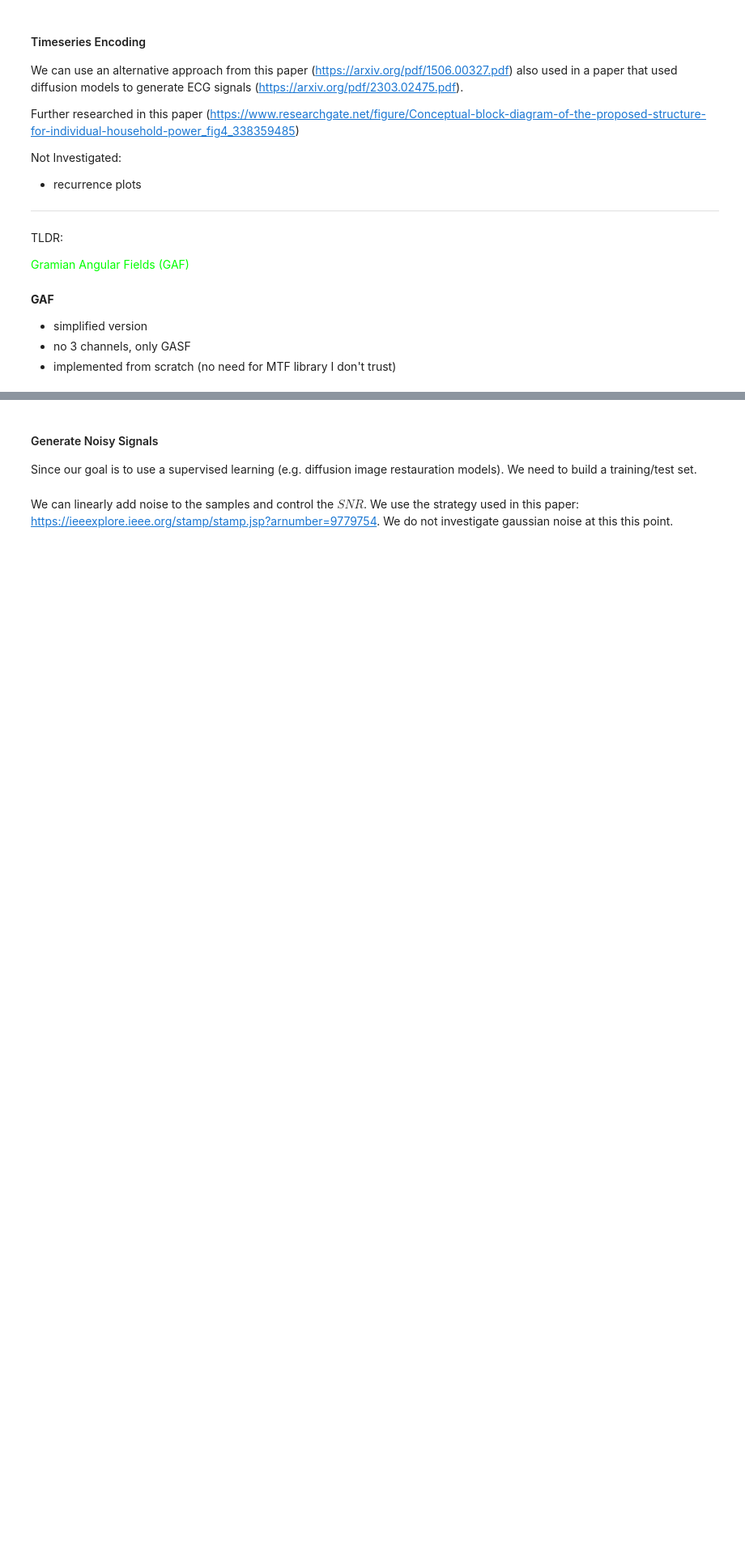
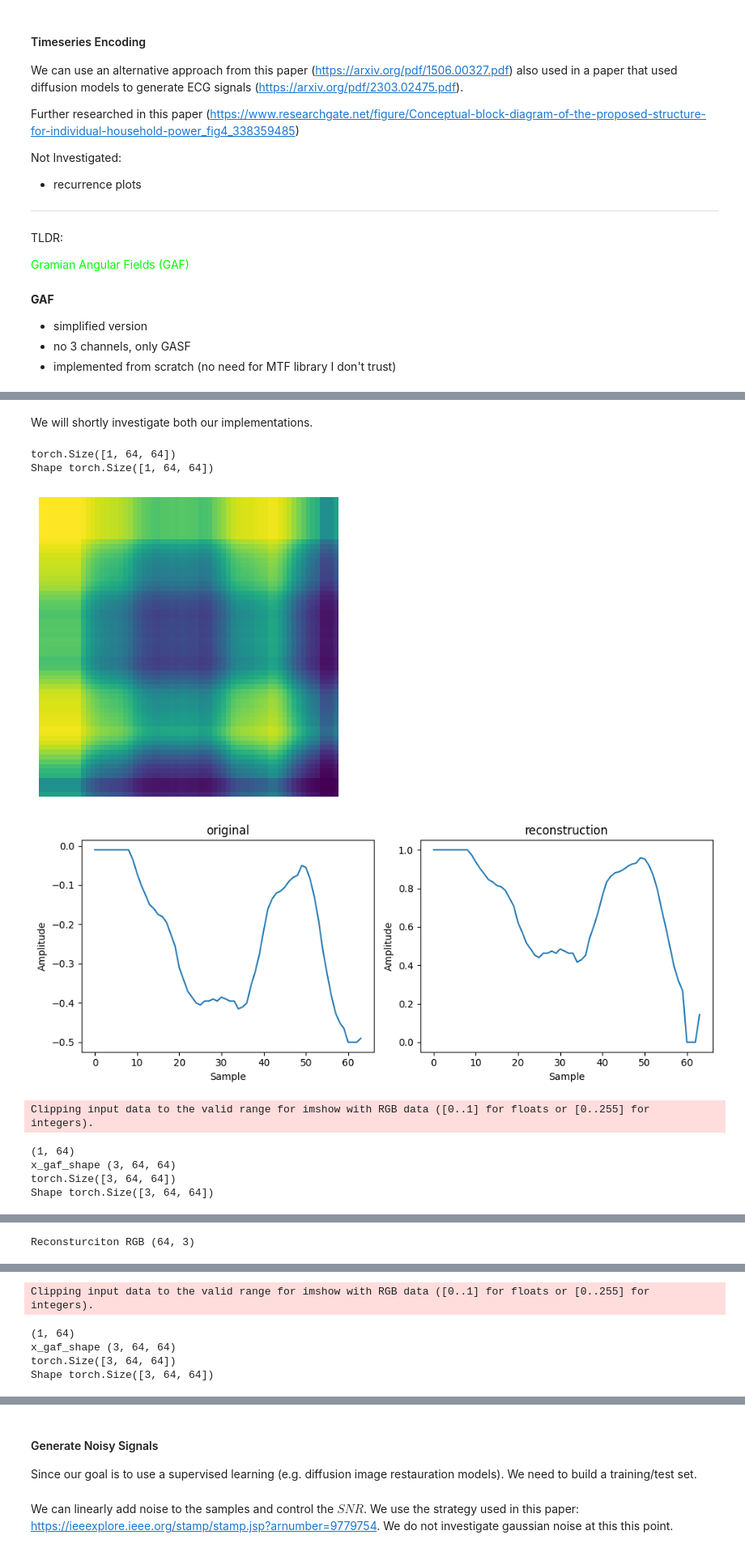
Before and after one commit to piedeboer96/ECG-Signal-Denoising, a Jupyter notebook: ecg_build_datasets_NEW.ipynb, the cells around one changed output, grey strips where cells are left out. Shown: that part at 81% size. Cells and saved outputs as stored; diff of their text form; code cells hidden in the pictures; blank space fills up the shorter version.

```diff
--- a/ecg_build_datasets_NEW.ipynb
+++ b/ecg_build_datasets_NEW.ipynb
@@ -148,0 +151,69 @@ Shape torch.Size([1, 256, 256])
+# %%
+from pyts.image import GramianAngularField, MarkovTransitionField
+def ecg_to_GGM(x):
+    x = np.array([x])
+    print(x.shape)
+    gasf = GramianAngularField(method='summation')
+    x_gasf = gasf.transform(x)
+    gadf = GramianAngularField(method='difference')
+    x_gadf = gadf.transform(x)
+    mtf = MarkovTransitionField()
+    x_mtf = mtf.transform(x)
+    # x_gaf =np.concatenate((x_gasf,x_gadf,np.zeros(x_gadf.shape)))
+    x_ggm = np.concatenate((x_gasf,x_gadf,x_mtf))
+    print('x_gaf_shape', x_ggm.shape)
+    x_ggm_tensor = torch.tensor(x_ggm)
+    return x_ggm_tensor
+# %% [markdown]
+We will shortly investigate both our implementations.
+# %%
+# Load data
+record_102 = wfdb.rdsamp("data/ardb/213", sampto=64)
+x = record_102[0][:, 0]
+
+# GAF
+gaf = ecg_to_GAF(x)
+print(gaf.shape)
+visualize_tensor(gaf)
+ecg = GAF_to_ecg(gaf)
+plot_multiple_timeseries([x, ecg ], ['original',  'reconstruction'])
+
+# GAF RGB
+gaf_rgb = ecg_to_GAF_RGB(x)
+print(gaf_rgb.shape)
+visualize_tensor(gaf_rgb)
+
+ecg_recon_gaf_rgb = GAF_to_ecg(gaf_rgb)
+print('Reconsturciton RGB', ecg_recon_gaf_rgb.shape)
+
+column1_gaf = ecg_recon_gaf_rgb[:, 0].reshape(-1, 1)
+column2_gaf = ecg_recon_gaf_rgb[:, 1].reshape(-1, 1)
+column3_gaf  = ecg_recon_gaf_rgb[:, 2].reshape(-1, 1)
+
+plot_multiple_timeseries([column1_gaf, column2_gaf, column3_gaf], ['col1' , 'col2', 'col3'])
+
+# GGM
+ggm = ecg_to_GGM(x)
+print(ggm.shape)
+visualize_tensor(ggm)
+
+# Retrieve...
+ecg_recon = GAF_to_ecg(ggm)
+print('Shape of recon',ecg_recon.shape)
+
+column1 = ecg_recon[:, 0].reshape(-1, 1)
+column2 = ecg_recon[:, 1].reshape(-1, 1)
+column3 = ecg_recon[:, 2].reshape(-1, 1)
+
+
+plot_multiple_timeseries([column1, column2, column3], ['col1' , 'col2', 'col3'])
+# %% [output]
+torch.Size([1, 64, 64])
+Shape torch.Size([1, 64, 64])
+[figure, added]
+[figure, added]
+Clipping input data to the valid range for imshow with RGB data ([0..1] for floats or [0..255] for integers).
+(1, 64)
+x_gaf_shape (3, 64, 64)
+torch.Size([3, 64, 64])
+Shape torch.Size([3, 64, 64])
@@ -148,0 +221 @@ Shape torch.Size([1, 256, 256])
+Reconsturciton RGB (64, 3)
@@ -148,0 +223,5 @@ Shape torch.Size([1, 256, 256])
+Clipping input data to the valid range for imshow with RGB data ([0..1] for floats or [0..255] for integers).
+(1, 64)
+x_gaf_shape (3, 64, 64)
+torch.Size([3, 64, 64])
+Shape torch.Size([3, 64, 64])
```
Also changed, not shown: parts of 16 cells of this notebook, 1 other file.
